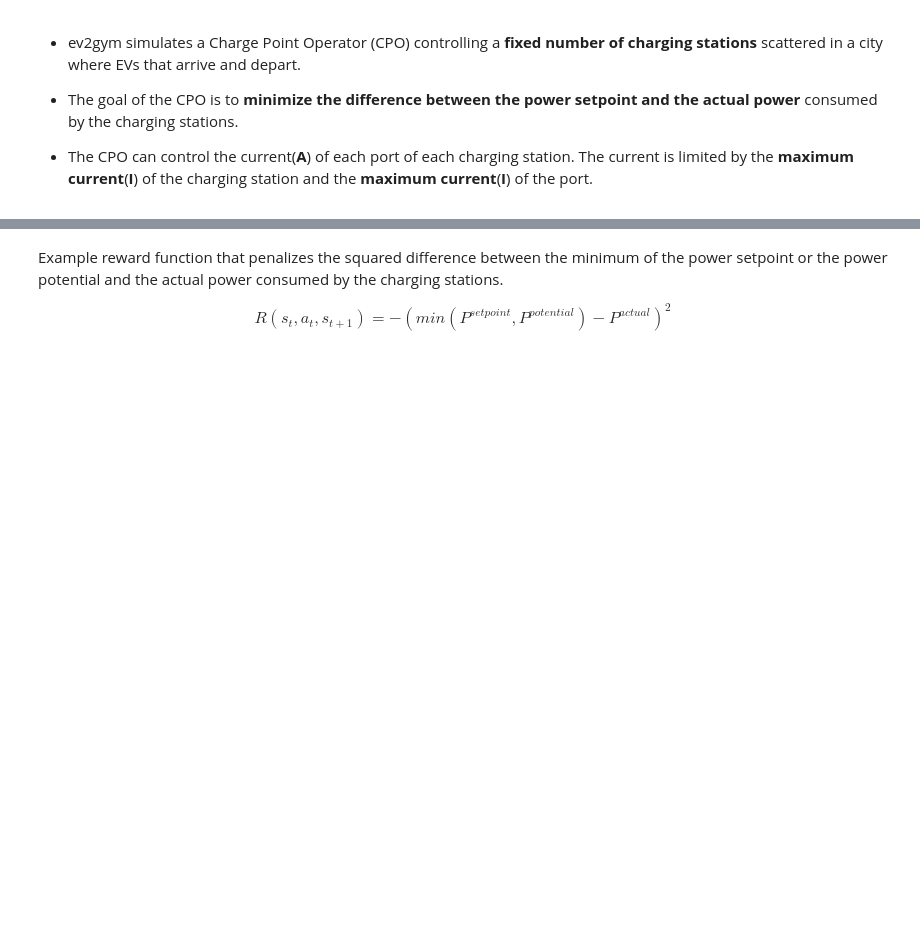
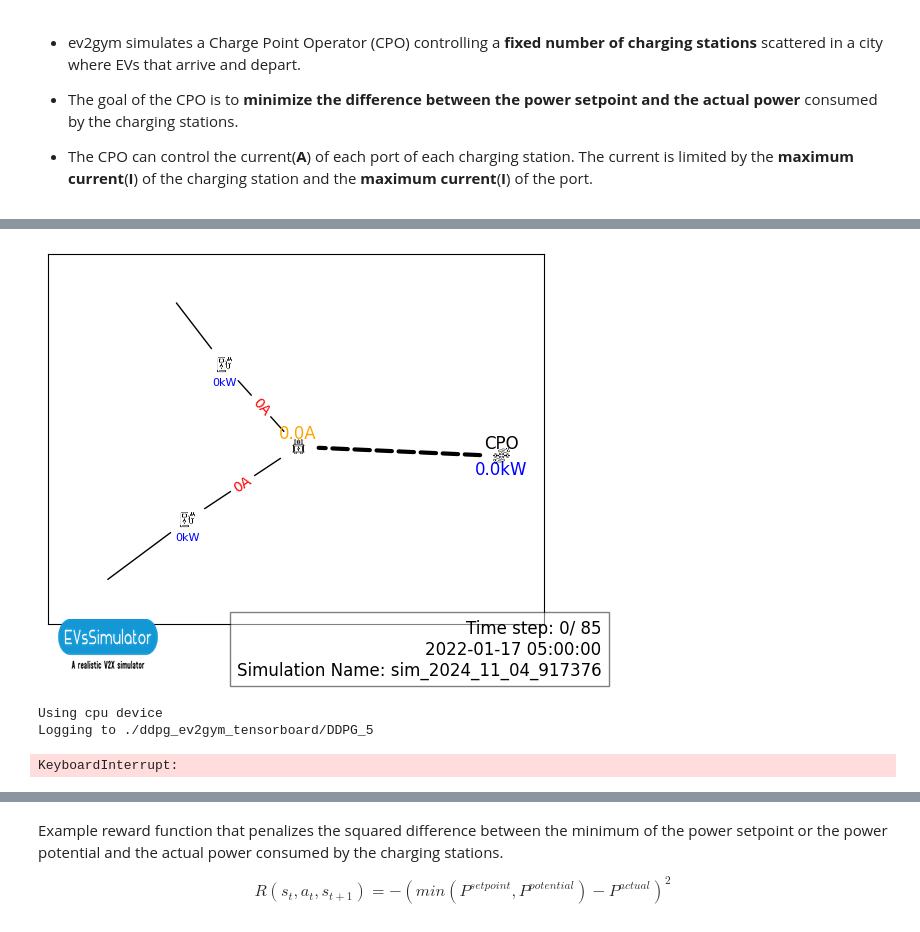
Before and after one commit to Tzu-YaoLin/EV2GYM-Master-Thesis, a Jupyter notebook: ev2gym/rl_agent/DDPG.ipynb, the cells around one changed output, grey strips where cells are left out. Cells and saved outputs as stored; diff of their text form; code cells hidden in the pictures; blank space fills up the shorter version.

```diff
--- a/ev2gym/rl_agent/DDPG.ipynb
+++ b/ev2gym/rl_agent/DDPG.ipynb
@@ -137,0 +49,79 @@ class Critic(nn.Module):
+# %%
+# 加載家庭負載數據
+household_loads_df = pd.read_csv(
+    '../data/standardlastprofil-haushalte-2023.csv',
+    sep=',',
+    engine='python'
+)
+household_loads = household_loads_df['SLP-Bandlastkunden HB [kWh]'].values
+
+# 讀取電價資料
+electricity_prices_df = pd.read_csv(
+    '../data/Day-ahead_prices_202301010000_202401010000_Quarterhour_processed.csv',
+    sep=',',
+    engine='python'
+)
+electricity_prices = electricity_prices_df['Germany/Luxembourg [€/MWh] Calculated resolutions'].values
+
+# 檢查並替換 NaN 值
+electricity_prices = np.nan_to_num(electricity_prices, nan=0.0)
+# %%
+# 創建自定義環境
+class CustomEV2Gym(EV2Gym):
+    def __init__(self, config_file, household_loads, electricity_prices, *args, **kwargs):
+        super().__init__(config_file, *args, **kwargs)
+        self.household_loads = household_loads
+        self.electricity_prices = electricity_prices
+        # 修改觀察空間的範圍來解決兼容性問題
+        self.observation_space = gym.spaces.Box(
+            low=-1.0, high=1.0, shape=(28,), dtype=np.float32
+        )
+
+# 初始化環境
+config_file = "../example_config_files/V2GProfitMax.yaml"
+env = CustomEV2Gym(config_file, household_loads, electricity_prices, render_mode=True)
+
+# 設置狀態函數和獎勵函數
+low_price_threshold = np.percentile(electricity_prices, 25)
+high_price_threshold = np.percentile(electricity_prices, 75)
+
+env.state_function = lambda *args: V2G_profit_max(env, *args)
+env.set_reward_function(lambda env_instance, total_costs, user_satisfaction_list, *args:
+    profit_maximization(env_instance, total_costs, user_satisfaction_list, low_price_threshold, high_price_threshold))
+
+# 使用 DummyVecEnv 包裝環境
+vec_env = DummyVecEnv([lambda: env])
+# %% [output]
+[figure, added]
+# %%
+# 超參數
+BATCH_SIZE = 64
+GAMMA = 0.95
+TAU = 0.005
+LR = 1e-3  # 學習率
+
+# 初始化 DDPG 模型
+model = DDPG('MlpPolicy', vec_env, learning_rate=LR, batch_size=BATCH_SIZE, gamma=GAMMA, verbose=1, tensorboard_log="./ddpg_ev2gym_tensorboard/")
+
+# 訓練模型
+model.learn(total_timesteps=100000, log_interval=10)
+
+# 保存模型
+model.save("ddpg_ev2gym_model")
+
+# 測試模型
+obs = vec_env.reset()
+episode_rewards = []
+for _ in range(50):
+    obs = vec_env.reset()  # 每次開始新的一個 episode 都重置環境
+    episode_reward = 0
+    done = False
+    while not done:
+        action, _states = model.predict(obs, deterministic=True)
+        obs, reward, done, info = vec_env.step(action)
+        episode_reward += reward
+    episode_rewards.append(episode_reward)
+# %% [output]
+Using cpu device
+Logging to ./ddpg_ev2gym_tensorboard/DDPG_5
+KeyboardInterrupt:
```
Also changed, not shown: parts of 14 cells of this notebook, 20 other files.
